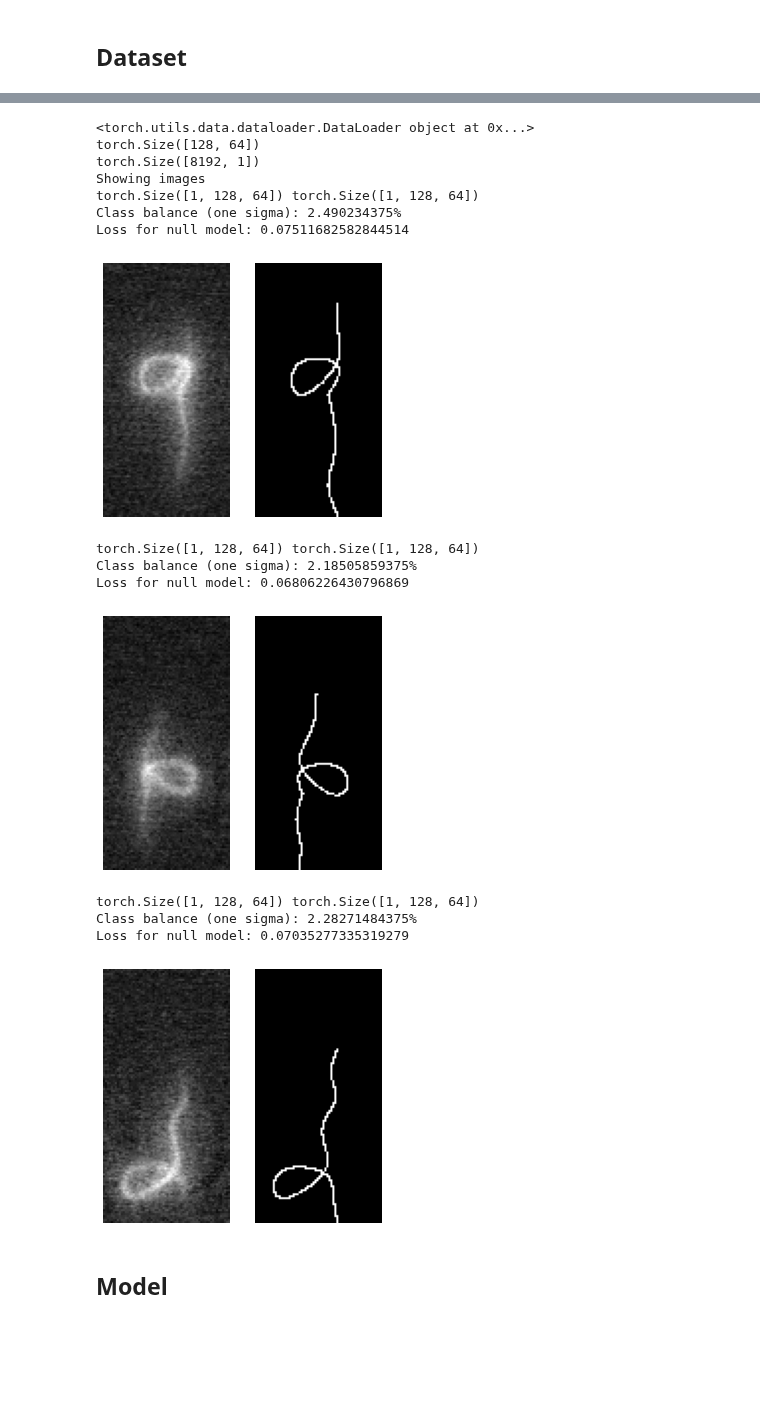
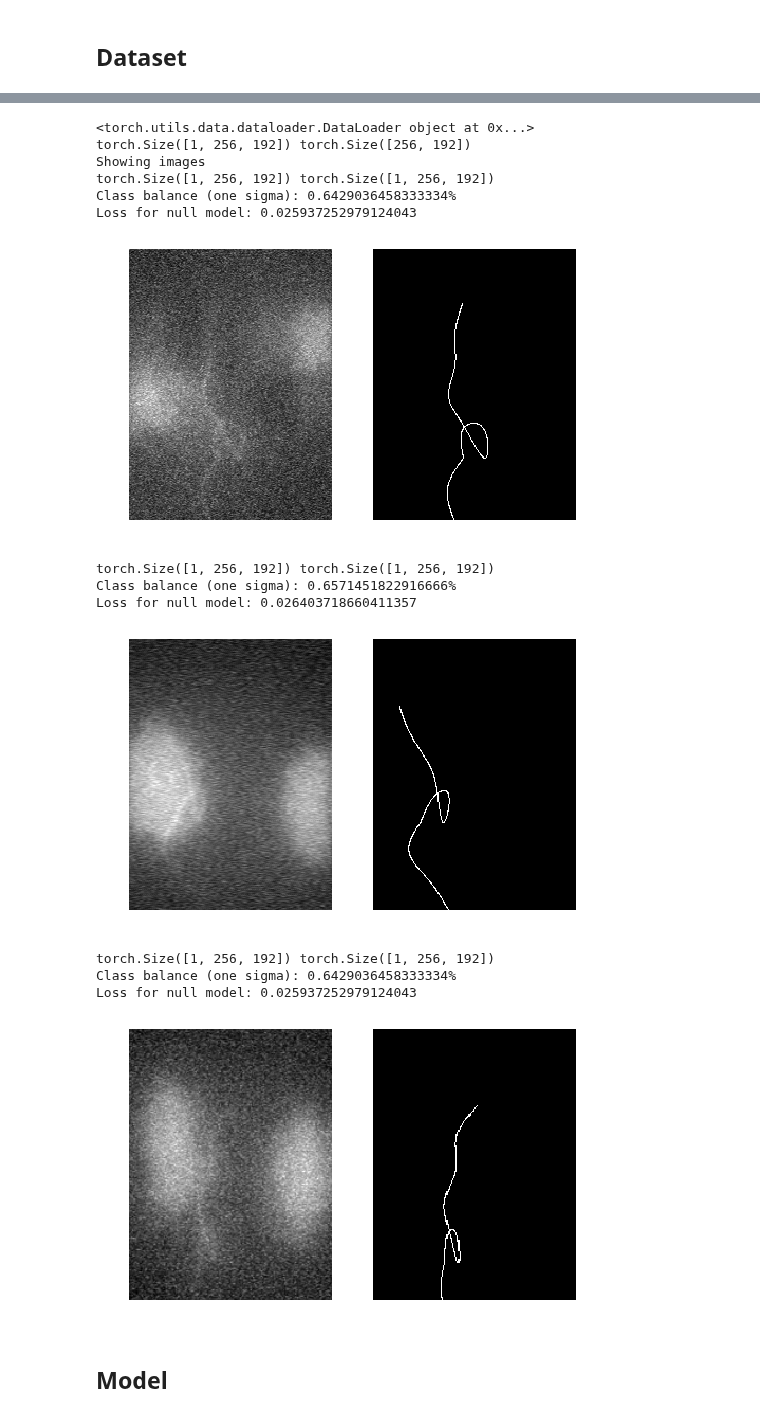
Before and after one commit to RobbieHolland/AIWire, a Jupyter notebook: segmentation/UNet_segmentation.ipynb, the cells around one changed output, grey strips where cells are left out. Drawn from its saved outputs; the diff is of its cells as text; code cells hidden in the pictures; blank space fills up the shorter version.

```diff
--- a/segmentation/UNet_segmentation.ipynb
+++ b/segmentation/UNet_segmentation.ipynb
@@ -22,4 +22,5 @@ Using cuda:0 ...
 from load_data import *
 # X, y = load_data('/content/drive/My Drive/AIWIRE', 'dataset')
 # X, y = load_data('.', 'small_dataset')
-X, y = load_data('.', '../data/iteration_1_dataset')
+X, y = load_data('.', '../data/dataset_all_1', v73=True)
+print(X.shape)
@@ -97,57 +102,58 @@ def show(im):
 
 print(dataloaders['train'])
 n = 3
 first_batch = next(iter(dataloaders['train']))
 
 ims = first_batch[0][:n]
 gts = first_batch[1][:n].float()
 # gts = first_batch[1][:n].numpy()
 
-print(gts[0].shape)
-print(gts[0].reshape(-1,1).shape)
-# h2 = plt.hist(gts[0].reshape(-1,1), bins = 40, density = True, alpha=1)
+print(ims[0].shape, gts[0].shape)
+# h2 = plt.hist(gts[0].numpy().mean(1), density = True, alpha=1)
+# plt.title('Ground truth row means histogram')
 # plt.show()
-# h2 = plt.hist(ims[0].numpy().reshape(-1,1), bins = 40, density = True, alpha=1)
+# h2 = plt.hist(ims[0].mean(1), density = True, alpha=1)
+# plt.title('Image row means histogram')
 # plt.show()
 
 print('Showing images')
 for [im], gt in zip(ims, gts):
     segmap = gt.numpy()
     segmap = SegmentationMapsOnImage(segmap,shape=im.shape)
-    im,gt = seq(images=im.numpy(),segmentation_maps=segmap)
-    gt = gt.get_arr().astype(float)
-    im,gt = torch.from_numpy(im),torch.from_numpy(gt)
-    plt.figure(figsize=[5]*2)
+    im, gt = apply_augmentation(im.unsqueeze(0).unsqueeze(0), gt.unsqueeze(0))
+    im, gt = im.squeeze(0).squeeze(0), gt.squeeze(0)
+
+    # Plotting
+    plt.figure(figsize=[8]*2)
     plt.subplot(121)
     show(im)
 
     plt.subplot(122)
     show(gt)
-#     one_hot_gt = one_hot_encode(gt)
-#     print(one_hot_gt.shape)
+
+    # Statistics
     print(torch.Tensor(np.ones(gt.shape) * np.average(gt)).unsqueeze(0).shape, gt.unsqueeze(0).shape)
     base_loss = loss_function(torch.Tensor(np.ones(gt.shape) * np.average(gt)).unsqueeze(0), gt.unsqueeze(0))
     print(f'Class balance (one sigma): {100 * torch.sum((gt - np.std(gt.numpy())) > 0).item() / np.prod(gt.shape)}%')
     print('Loss for null model:', base_loss.item())
 
     plt.show()
 # %% [output]
 <torch.utils.data.dataloader.DataLoader object at 0x...>
-torch.Size([128, 64])
-torch.Size([8192, 1])
+torch.Size([1, 256, 192]) torch.Size([256, 192])
 Showing images
-torch.Size([1, 128, 64]) torch.Size([1, 128, 64])
-Class balance (one sigma): 2.490234375%
-Loss for null model: 0.07511682582844514
+torch.Size([1, 256, 192]) torch.Size([1, 256, 192])
+Class balance (one sigma): 0.6429036458333334%
+Loss for null model: 0.025937252979124043
-[figure, old version]
+[figure, new version]
-torch.Size([1, 128, 64]) torch.Size([1, 128, 64])
-Class balance (one sigma): 2.18505859375%
-Loss for null model: 0.06806226430796869
+torch.Size([1, 256, 192]) torch.Size([1, 256, 192])
+Class balance (one sigma): 0.6571451822916666%
+Loss for null model: 0.026403718660411357
-[figure, old version]
+[figure, new version]
-torch.Size([1, 128, 64]) torch.Size([1, 128, 64])
-Class balance (one sigma): 2.28271484375%
-Loss for null model: 0.07035277335319279
+torch.Size([1, 256, 192]) torch.Size([1, 256, 192])
+Class balance (one sigma): 0.6429036458333334%
+Loss for null model: 0.025937252979124043
-[figure, old version]
+[figure, new version]
 # %% [markdown]
 ## Model
 # %%
```
Also changed, not shown: parts of 6 cells of this notebook, 1 other file.
